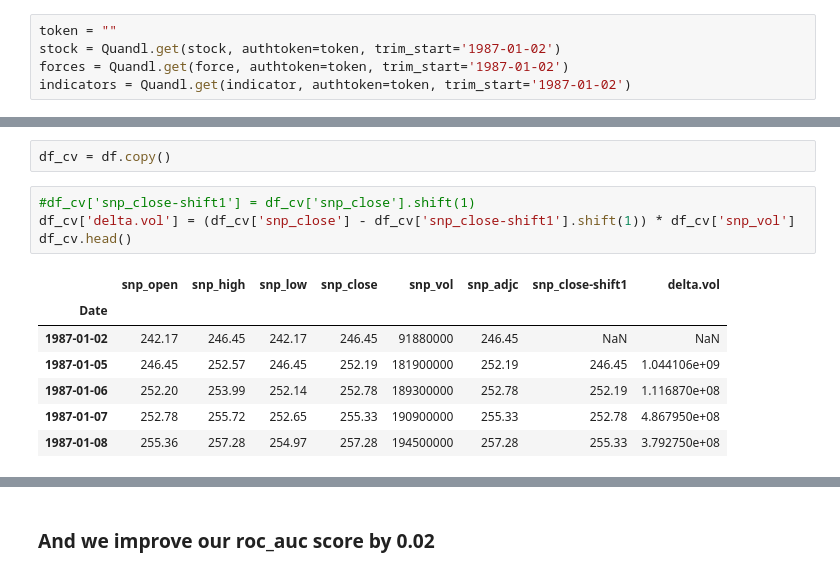
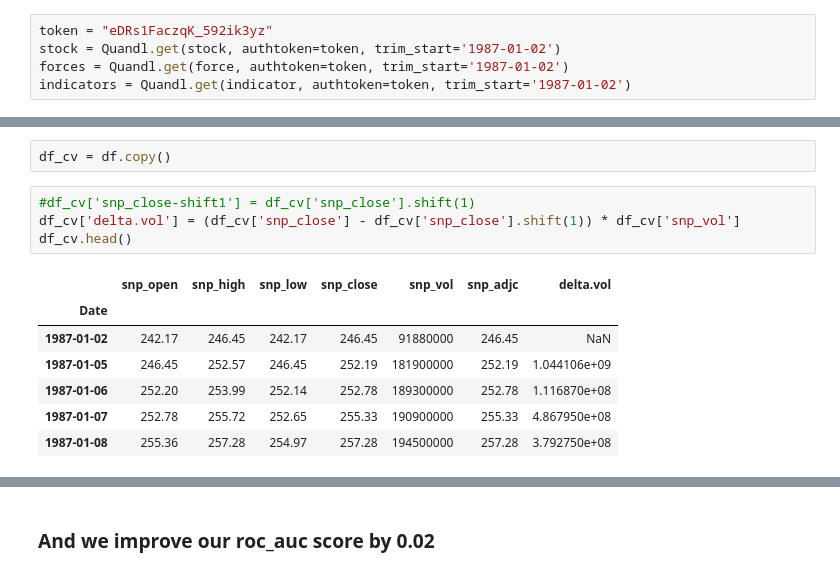
Before and after one commit to michaelsmirnoff/SF_DAT_15_WORK, a Jupyter notebook: brennan/eco_trends.ipynb, the cells around one changed output, grey strips where cells are left out. Cells and saved outputs as stored; diff of their text form.

```diff
--- a/brennan/eco_trends.ipynb
+++ b/brennan/eco_trends.ipynb
@@ -47,7 +47,7 @@ indicator = [recession, inflation, productivity, costs]
 # %% [markdown]
 ### Load dataframe, check row length and clean up column names
 # %%
-token = ""
+token = "eDRs1FaczqK_592ik3yz"
 stock = Quandl.get(stock, authtoken=token, trim_start='1987-01-02')
 forces = Quandl.get(force, authtoken=token, trim_start='1987-01-02')
 indicators = Quandl.get(indicator, authtoken=token, trim_start='1987-01-02')
@@ -293,16 +275,16 @@ snp_adjc 0.499692979494
 df_cv = df.copy()
 # %%
 #df_cv['snp_close-shift1'] = df_cv['snp_close'].shift(1)
-df_cv['delta.vol'] = (df_cv['snp_close'] - df_cv['snp_close-shift1'].shift(1)) * df_cv['snp_vol']
+df_cv['delta.vol'] = (df_cv['snp_close'] - df_cv['snp_close'].shift(1)) * df_cv['snp_vol']
 df_cv.head()
 # %% [output]
-|  | snp_open | snp_high | snp_low | snp_close | snp_vol | snp_adjc | snp_close-shift1 | delta.vol |
-| Date |  |  |  |  |  |  |  |  |
-| 1987-01-02 | 242.17 | 246.45 | 242.17 | 246.45 | 91880000 | 246.45 | NaN | NaN |
-| 1987-01-05 | 246.45 | 252.57 | 246.45 | 252.19 | 181900000 | 252.19 | 246.45 | 1.044106e+09 |
-| 1987-01-06 | 252.20 | 253.99 | 252.14 | 252.78 | 189300000 | 252.78 | 252.19 | 1.116870e+08 |
-| 1987-01-07 | 252.78 | 255.72 | 252.65 | 255.33 | 190900000 | 255.33 | 252.78 | 4.867950e+08 |
-| 1987-01-08 | 255.36 | 257.28 | 254.97 | 257.28 | 194500000 | 257.28 | 255.33 | 3.792750e+08 |
+|  | snp_open | snp_high | snp_low | snp_close | snp_vol | snp_adjc | delta.vol |
+| Date |  |  |  |  |  |  |  |
+| 1987-01-02 | 242.17 | 246.45 | 242.17 | 246.45 | 91880000 | 246.45 | NaN |
+| 1987-01-05 | 246.45 | 252.57 | 246.45 | 252.19 | 181900000 | 252.19 | 1.044106e+09 |
+| 1987-01-06 | 252.20 | 253.99 | 252.14 | 252.78 | 189300000 | 252.78 | 1.116870e+08 |
+| 1987-01-07 | 252.78 | 255.72 | 252.65 | 255.33 | 190900000 | 255.33 | 4.867950e+08 |
+| 1987-01-08 | 255.36 | 257.28 | 254.97 | 257.28 | 194500000 | 257.28 | 3.792750e+08 |
 # %%
 dfX, y, yBin = make_Xy_shift(df_cv, 'snp_close', 1)
 len(dfX)
```
Also changed, not shown: parts of 29 cells of this notebook.
